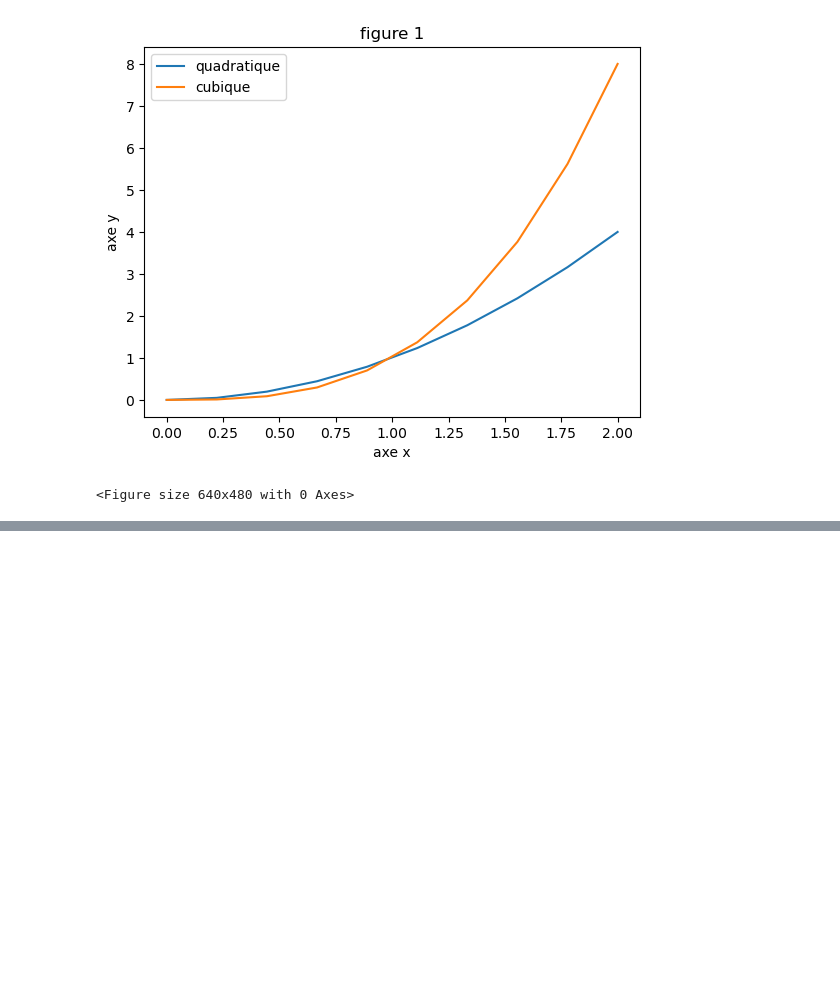
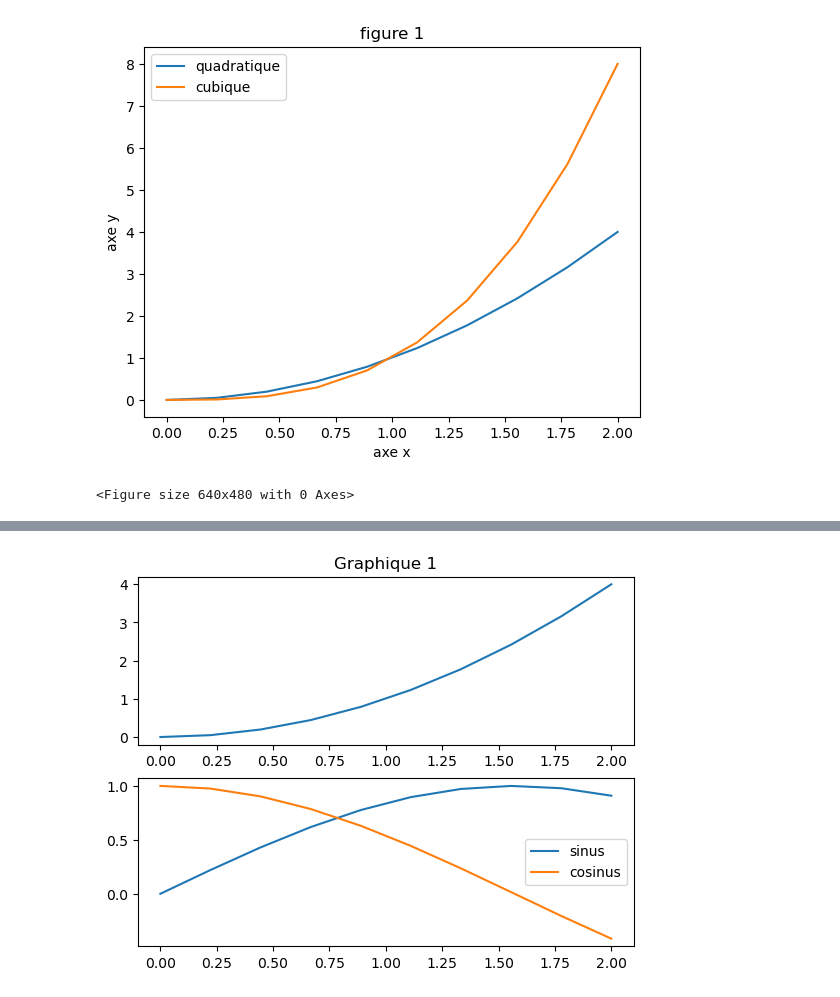
Before and after one commit to Sime-81/Deep_learning, a Jupyter notebook: Matplotlib_1.ipynb, the cells around one changed output, grey strips where cells are left out. Saved outputs shown, nothing was run; the diff lists cells and outputs as text; code cells hidden in the pictures; blank space fills up the shorter version.

```diff
--- a/Matplotlib_1.ipynb
+++ b/Matplotlib_1.ipynb
@@ -104,0 +171,21 @@ plt.savefig('fig1.png')
+# %%
+#Initialisation de l'espace de travail
+plt.figure()
+plt.subplot(2, 1, 1) #déclaration de travail sur le graphique 1 + dimension du groupement de graphique
+
+#Initialisation du premier graphique
+plt.plot(x, y)
+plt.title('Graphique 1')
+
+#changement d'espace de travail
+plt.subplot(2, 1, 2) #déclaration de travail sur le graphique 2
+
+#Initialisation du deuxième graphique
+plt.plot(x, np.sin(x), label='sinus')
+plt.plot(x, np.cos(x), label='cosinus')
+plt.legend()
+
+#affichage du graphique
+plt.show()
+# %% [output]
+[figure, added]
```
Also changed, not shown: parts of 20 cells of this notebook.
